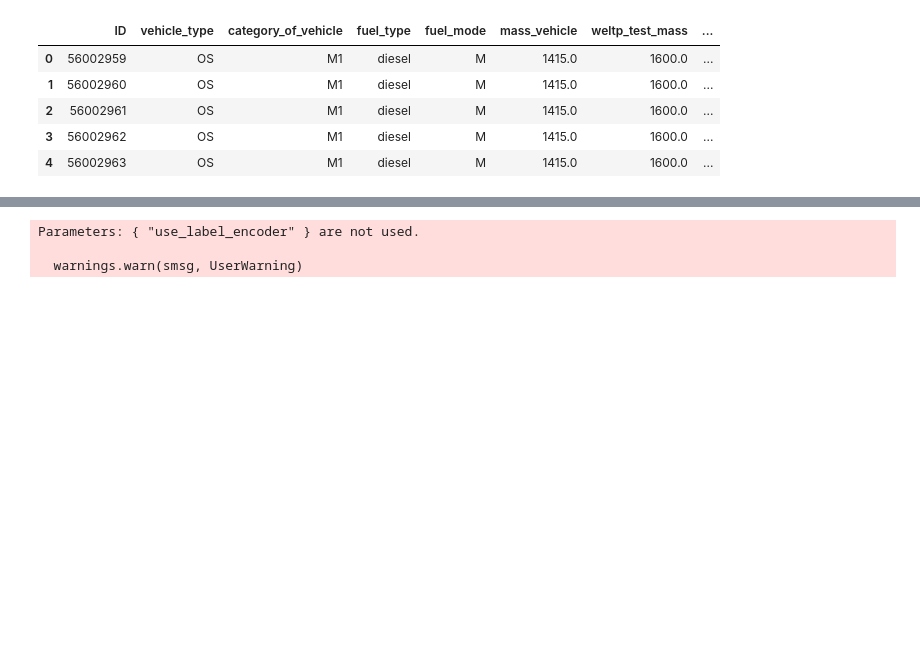
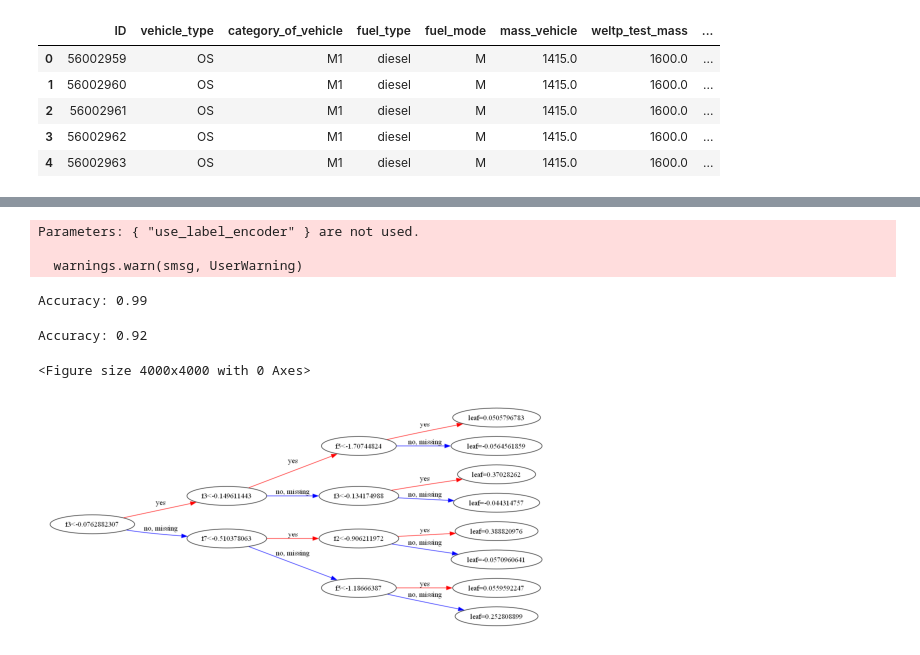
Before and after one commit to leonellb/car-co2-prediction, a Jupyter notebook: notebooks/2_0-comb-thom-fuel_type_classif_model.ipynb, the cells around one changed output, grey strips where cells are left out. Drawn from its saved outputs; the diff is of its cells as text; code cells hidden in the pictures; blank space fills up the shorter version.

```diff
--- a/notebooks/2_0-comb-thom-fuel_type_classif_model.ipynb
+++ b/notebooks/2_0-comb-thom-fuel_type_classif_model.ipynb
@@ -147,12 +156,15 @@ target = encoder.fit_transform(target)
 data_train, data_test, target_train, target_test = train_test_split(data, target, test_size=0.20, random_state=42)
 
 scaler = StandardScaler()
-data_train_numeric = scaler.fit_transform(data_train[numeric_columns])
-data_test_numeric = scaler.transform(data_test[numeric_columns])
+#data_train_numeric = scaler.fit_transform(data_train[numeric_columns])
+#data_test_numeric = scaler.transform(data_test[numeric_columns])
+
+#data_train_numeric = scaler.fit_transform(data_train[numeric_columns])
+#data_test_numeric = scaler.transform(data_test[numeric_columns])
 
 #scaler = StandardScaler()
-#data_train = scaler.fit_transform(data_train)
-#data_test = scaler.transform(data_test)
+data_train_scaled = scaler.fit_transform(data_train)
+data_test_scaled = scaler.transform(data_test)
 # %%
 #from sklearn.preprocessing import OneHotEncoder
 
@@ -194,27 +203,51 @@ import xgboost as xgb
 from sklearn.model_selection import train_test_split
 from sklearn.metrics import accuracy_score
 
-# Initialize XGBoost classifier
 model = xgb.XGBClassifier(
     objective='multi:softprob',
     n_estimators=100,
     learning_rate=0.1,
     max_depth=3,
-    enable_categorical=True,  # Enable native handling of categorical data
+    subsample=0.7,
+    colsample_bytree=0.7,
+    enable_categorical=True,
     eval_metric='mlogloss',
-    use_label_encoder=False  # Since XGBoost 1.3.0 and later, avoid using the deprecated label encoder
+    use_label_encoder=False
 )
+model.fit(data_train_scaled, target_train)
 
-# Train the model
-model.fit(data_train, target_train)
-
-# Predictions
-predictions = model.predict(data_test)
-
-# Evaluate the model
+#model.fit(data_train_pca, target_train)
+predictions = model.predict(data_test_scaled)
+#predictions = model.predict(data_test_pca)
 accuracy = accuracy_score(target_test, predictions)
 print(f"Accuracy: {accuracy:.2f}")
 # %% [output]
 Parameters: { "use_label_encoder" } are not used.
 
   warnings.warn(smsg, UserWarning)
+Accuracy: 0.99
+# %%
+#data_test_scaled = scaler.fit_transform(data_test)
+#data_test_pca = pca.fit_transform(data_test_scaled)
+
+#predictions = model.predict(data_test_pca)
+predictions = model.predict(data_test_scaled)
+
+accuracy = accuracy_score(target_test, predictions)
+print(f"Accuracy: {accuracy:.2f}")
+# %% [output]
+Accuracy: 0.92
+# %%
+import os
+
+graphviz_path = r'C:\Program Files\Graphviz\bin'  # Update to your Graphviz path
+os.environ["PATH"] += os.pathsep + graphviz_path
+
+plt.figure(figsize=(40, 40))  # You can adjust the size as needed
+xgb.plot_tree(model, num_trees=0, rankdir='LR')  # 'LR' is left to right, 'TB' for top to bottom is also common
+#xgb.plot_tree(model, num_trees=0, rankdir='LR', num_parallel_tree=0, max_depth=3)
+
+plt.show()
+# %% [output]
+<Figure size 4000x4000 with 0 Axes>
+[figure, added]
```
Also changed, not shown: parts of 12 cells of this notebook.
